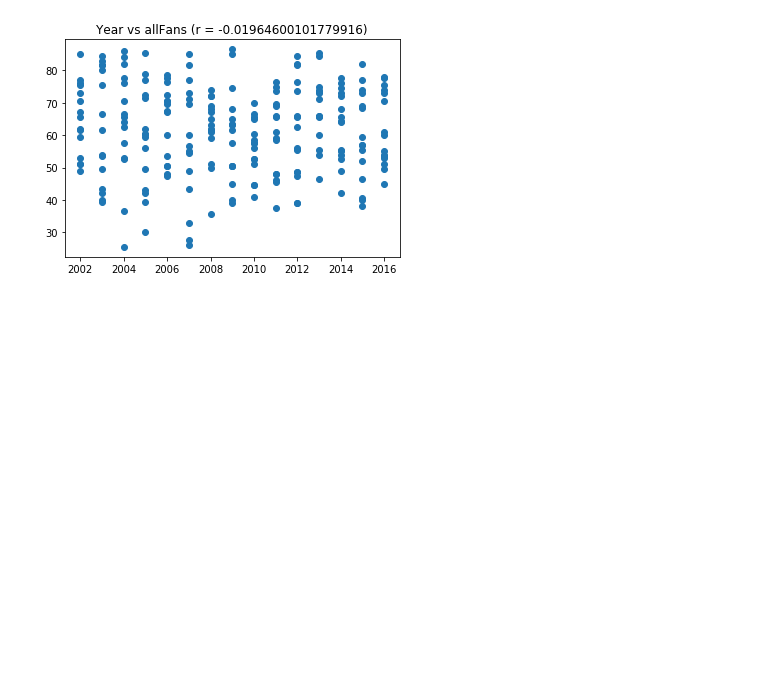
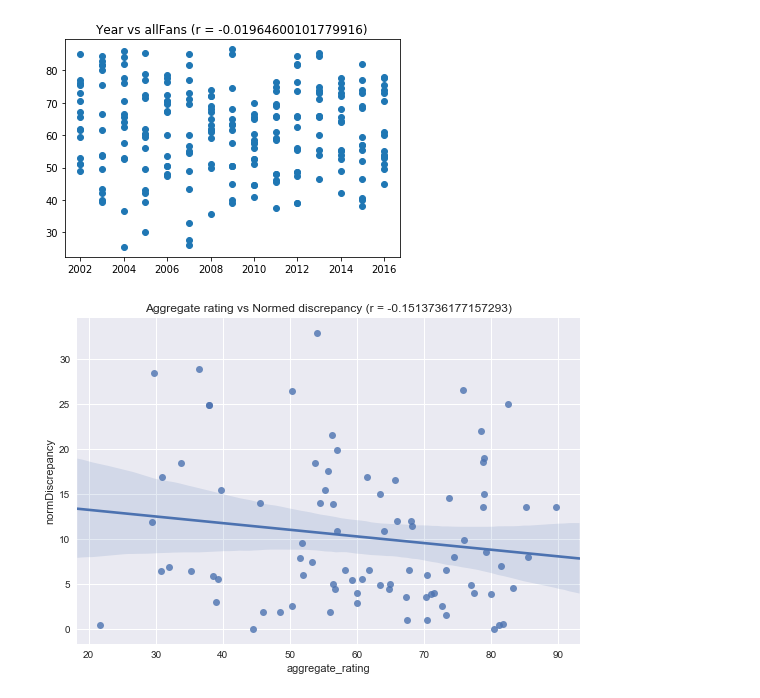
Before and after one commit to gqfiddler/movieRatings, a Jupyter notebook: DRAFT 1 Critical vs Popular Movie Ratings.ipynb, the cells around one changed output. Saved outputs shown, nothing was run; the diff lists cells and outputs as text; code cells hidden in the pictures; blank space fills up the shorter version.

```diff
--- a/DRAFT 1 Critical vs Popular Movie Ratings.ipynb
+++ b/DRAFT 1 Critical vs Popular Movie Ratings.ipynb
@@ -411,3 +411,15 @@ plt.show()
 g = sns.FacetGrid(movies_df, col="Rating",  row="BoxOffice")
 g = g.map(plt.scatter, "allFans", "allCritics")
 plt.show()
+# %%
+plt.figure(figsize=(9,6))
+movies_df["aggregate_rating"] = (movies_df["allFans"] + movies_df["allCritics"]) / 2
+movies_df["normDiscrepancy"] = (movies_df["allFans"]-movies_df["allFans"].mean()) \
+                                - (movies_df["allCritics"]-movies_df["allCritics"].mean())
+
+sns.regplot(movies_df["aggregate_rating"], abs(movies_df["normDiscrepancy"]))
+r = np.corrcoef(movies_df["aggregate_rating"], abs(movies_df["normDiscrepancy"]))[0,1]
+plt.title("Aggregate rating vs Normed discrepancy (r = {})".format(r))
+plt.show()
+# %% [output]
+[figure, added]
```
Also changed, not shown: 4 other files.
